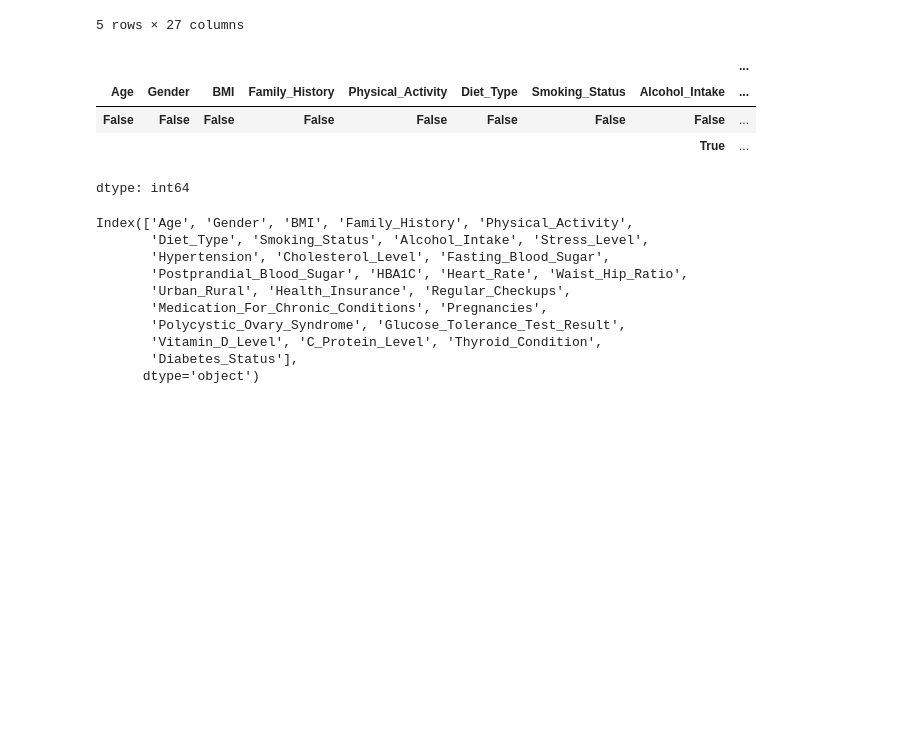
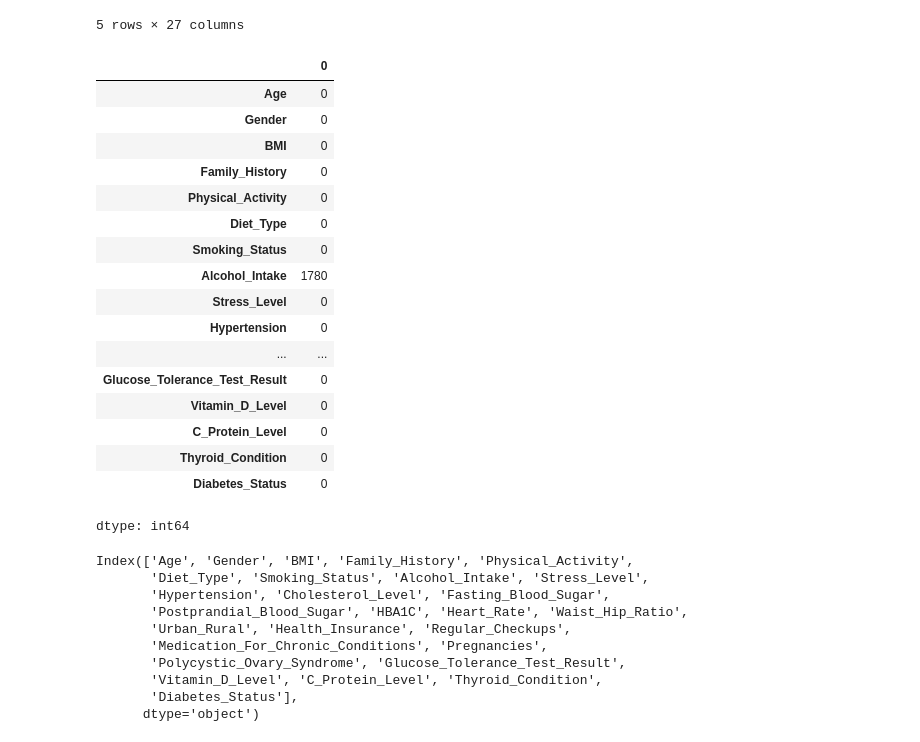
Before and after one commit to krishaashah/Diabetes_Prediction, a Jupyter notebook: diabetes_prediction.ipynb, the cells around one changed output. Drawn from its saved outputs; the diff is of its cells as text; code cells hidden in the pictures; blank space fills up the shorter version.

```diff
--- a/diabetes_prediction.ipynb
+++ b/diabetes_prediction.ipynb
@@ -30,12 +29,25 @@ diabetes_df.head()
 | 4 | 78 | Male | 38.8 | No | High | Non-Vegetarian | Current | ... |
 5 rows × 27 columns
 # %%
-diabetes_df.isnull().value_counts()
+diabetes_df.isnull().sum()
 # %% [output]
-|  |  |  |  |  |  |  |  | ... |
-| Age | Gender | BMI | Family_History | Physical_Activity | Diet_Type | Smoking_Status | Alcohol_Intake | ... |
-| False | False | False | False | False | False | False | False | ... |
-|  |  |  |  |  |  |  | True | ... |
+|  | 0 |
+| Age | 0 |
+| Gender | 0 |
+| BMI | 0 |
+| Family_History | 0 |
+| Physical_Activity | 0 |
+| Diet_Type | 0 |
+| Smoking_Status | 0 |
+| Alcohol_Intake | 1780 |
+| Stress_Level | 0 |
+| Hypertension | 0 |
+| ... | ... |
+| Glucose_Tolerance_Test_Result | 0 |
+| Vitamin_D_Level | 0 |
+| C_Protein_Level | 0 |
+| Thyroid_Condition | 0 |
+| Diabetes_Status | 0 |
 dtype: int64
 # %%
 diabetes_df.columns
```
Also changed, not shown: parts of 34 cells of this notebook.
